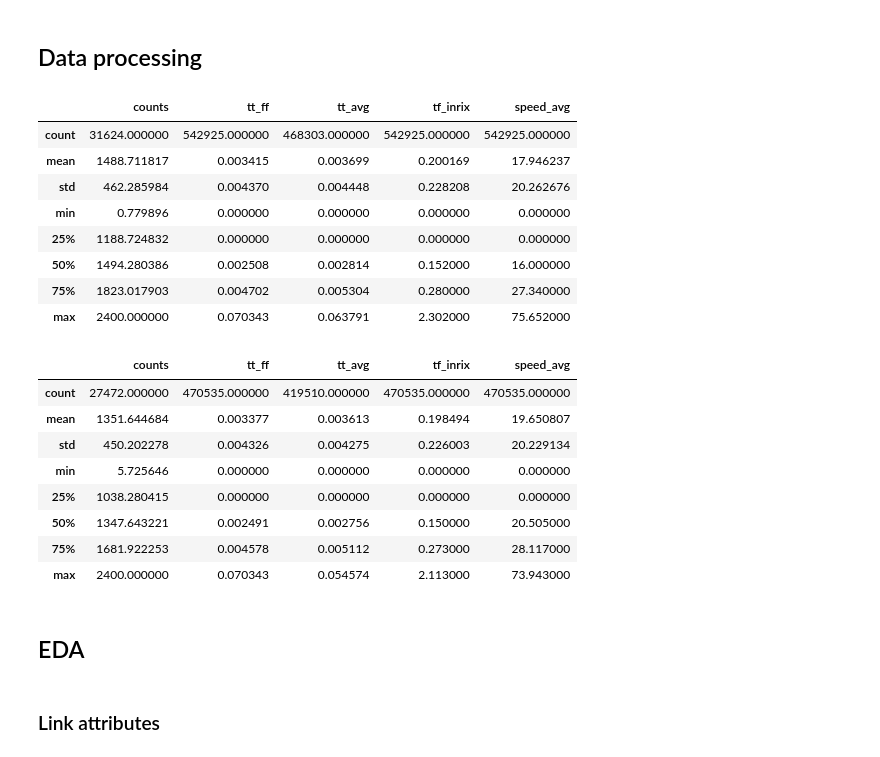
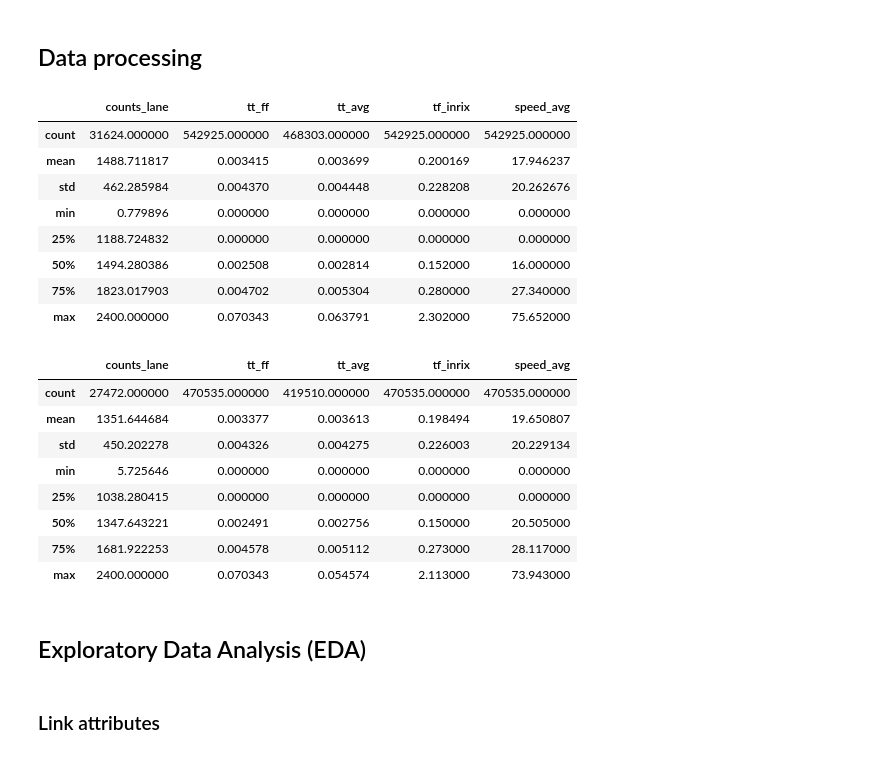
Before and after one commit to pabloguarda/nesuelogit, a Jupyter notebook: examples/notebooks/eda-fresno.ipynb, the cells around one changed output. Drawn from its saved outputs; the diff is of its cells as text; code cells hidden in the pictures.

```diff
--- a/examples/notebooks/eda-fresno.ipynb
+++ b/examples/notebooks/eda-fresno.ipynb
@@ -91,9 +91,9 @@ df[['speed_ref_avg','speed_hist_avg', 'tt_ff', 'tt_avg']].describe()
 df['date'] = pd.to_datetime(df['date'], format='%Y-%m-%d')
 df['year'] = df.date.dt.year
 # %%
-df.query('year == 2019')[['counts', 'tt_ff', 'tt_avg', 'tf_inrix', 'speed_avg']].describe()
+df.query('year == 2019')[['counts_lane', 'tt_ff', 'tt_avg', 'tf_inrix', 'speed_avg']].describe()
 # %% [output]
-|  | counts | tt_ff | tt_avg | tf_inrix | speed_avg |
+|  | counts_lane | tt_ff | tt_avg | tf_inrix | speed_avg |
 | count | 31624.000000 | 542925.000000 | 468303.000000 | 542925.000000 | 542925.000000 |
 | mean | 1488.711817 | 0.003415 | 0.003699 | 0.200169 | 17.946237 |
 | std | 462.285984 | 0.004370 | 0.004448 | 0.228208 | 20.262676 |
@@ -103,9 +103,9 @@ df.query('year == 2019')[['counts', 'tt_ff', 'tt_avg', 'tf_inrix', 'speed_avg']]
 | 75% | 1823.017903 | 0.004702 | 0.005304 | 0.280000 | 27.340000 |
 | max | 2400.000000 | 0.070343 | 0.063791 | 2.302000 | 75.652000 |
 # %%
-df.query('year == 2020')[['counts', 'tt_ff', 'tt_avg', 'tf_inrix', 'speed_avg']].describe()
+df.query('year == 2020')[['counts_lane', 'tt_ff', 'tt_avg', 'tf_inrix', 'speed_avg']].describe()
 # %% [output]
-|  | counts | tt_ff | tt_avg | tf_inrix | speed_avg |
+|  | counts_lane | tt_ff | tt_avg | tf_inrix | speed_avg |
 | count | 27472.000000 | 470535.000000 | 419510.000000 | 470535.000000 | 470535.000000 |
 | mean | 1351.644684 | 0.003377 | 0.003613 | 0.198494 | 19.650807 |
 | std | 450.202278 | 0.004326 | 0.004275 | 0.226003 | 20.229134 |
@@ -115,7 +115,7 @@ df.query('year == 2020')[['counts', 'tt_ff', 'tt_avg', 'tf_inrix', 'speed_avg']]
 | 75% | 1681.922253 | 0.004578 | 0.005112 | 0.273000 | 28.117000 |
 | max | 2400.000000 | 0.070343 | 0.054574 | 2.113000 | 73.943000 |
 # %% [markdown]
-## EDA
+## Exploratory Data Analysis (EDA)
 # %% [markdown]
 ### Link attributes
 # %%
```
Also changed, not shown: parts of 10 cells of this notebook.
